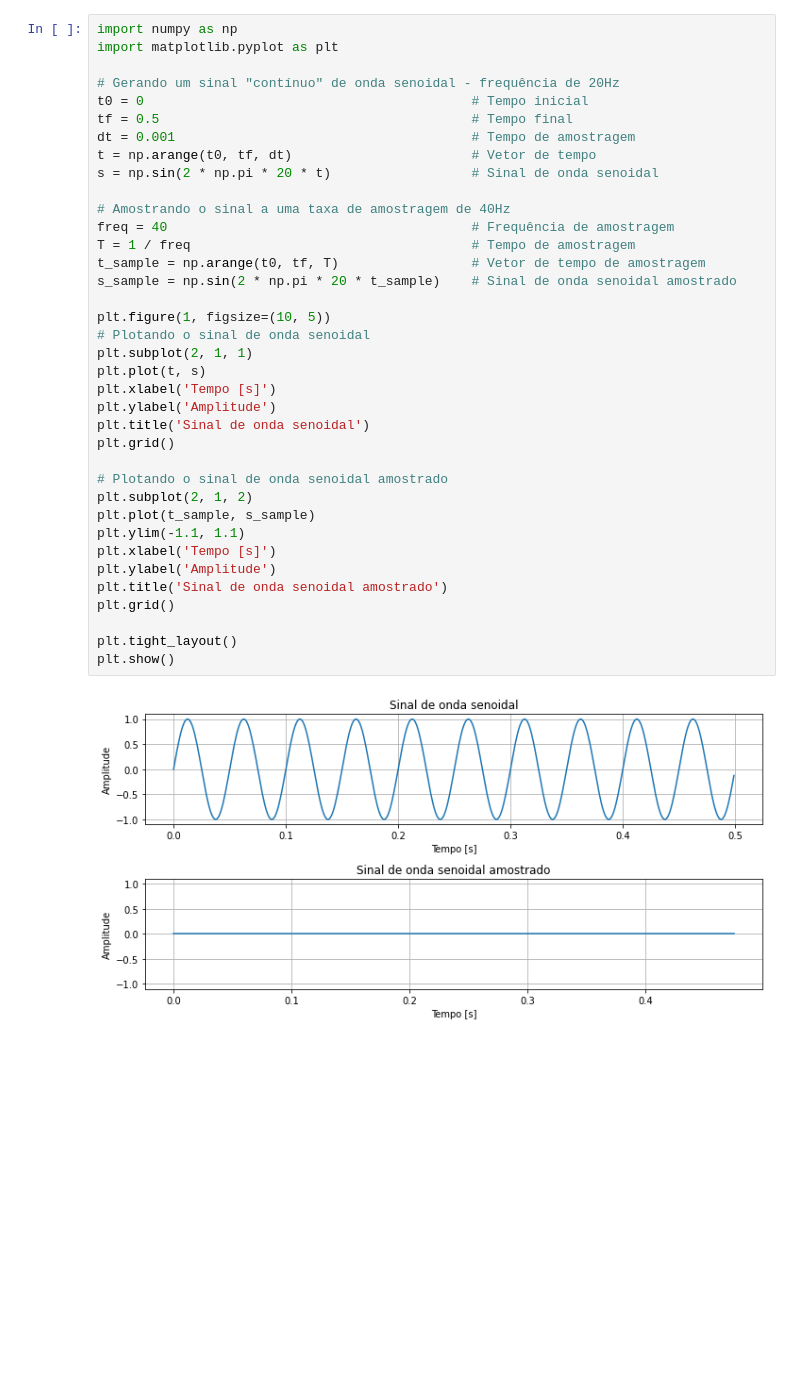
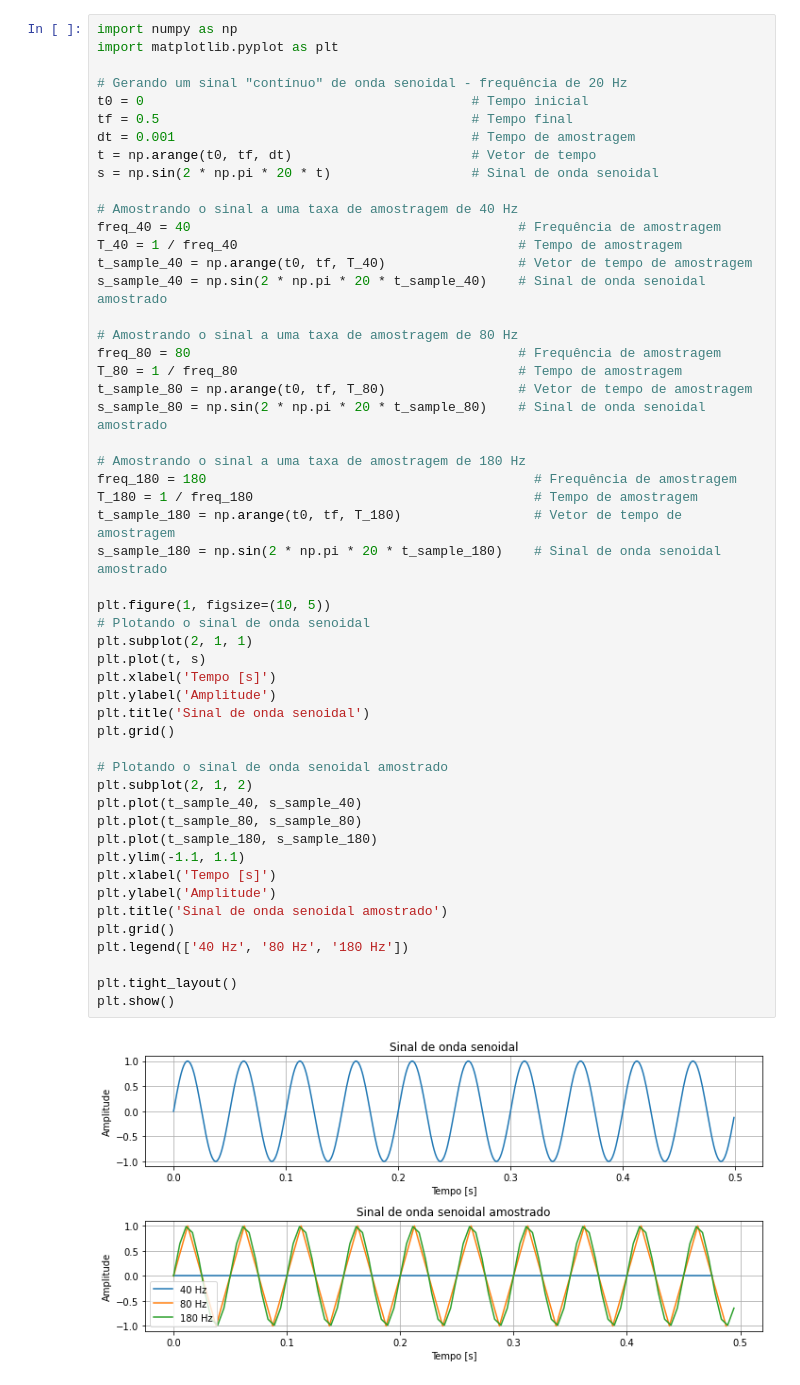
Before and after one commit to leonardoSaaads/ProcessamentoDigitalSinais, a Jupyter notebook: Unidade 2/aliasingsenoidais.ipynb, the cells around one changed output. Drawn from its saved outputs; the diff is of its cells as text; blank space fills up the shorter version.

Commit message:
update Aliasing senoidal

```diff
--- a/Unidade 2/aliasingsenoidais.ipynb
+++ b/Unidade 2/aliasingsenoidais.ipynb
@@ -10,41 +12,56 @@ Segundo Nyquist, a taxa de amostragem mínima para a recuperação deveria ser d
 import numpy as np
 import matplotlib.pyplot as plt
 
-# Gerando um sinal "contínuo" de onda senoidal - frequência de 20Hz
+# Gerando um sinal "contínuo" de onda senoidal - frequência de 20 Hz
 t0 = 0                                          # Tempo inicial
 tf = 0.5                                        # Tempo final
 dt = 0.001                                      # Tempo de amostragem
 t = np.arange(t0, tf, dt)                       # Vetor de tempo
 s = np.sin(2 * np.pi * 20 * t)                  # Sinal de onda senoidal
 
-# Amostrando o sinal a uma taxa de amostragem de 40Hz
-freq = 40                                       # Frequência de amostragem
-T = 1 / freq                                    # Tempo de amostragem
-t_sample = np.arange(t0, tf, T)                 # Vetor de tempo de amostragem
-s_sample = np.sin(2 * np.pi * 20 * t_sample)    # Sinal de onda senoidal amostrado
+# Amostrando o sinal a uma taxa de amostragem de 40 Hz
+freq_40 = 40                                          # Frequência de amostragem
+T_40 = 1 / freq_40                                    # Tempo de amostragem
+t_sample_40 = np.arange(t0, tf, T_40)                 # Vetor de tempo de amostragem
+s_sample_40 = np.sin(2 * np.pi * 20 * t_sample_40)    # Sinal de onda senoidal amostrado
+
+# Amostrando o sinal a uma taxa de amostragem de 80 Hz
+freq_80 = 80                                          # Frequência de amostragem
+T_80 = 1 / freq_80                                    # Tempo de amostragem
+t_sample_80 = np.arange(t0, tf, T_80)                 # Vetor de tempo de amostragem
+s_sample_80 = np.sin(2 * np.pi * 20 * t_sample_80)    # Sinal de onda senoidal amostrado
+
+# Amostrando o sinal a uma taxa de amostragem de 180 Hz
+freq_180 = 180                                          # Frequência de amostragem
+T_180 = 1 / freq_180                                    # Tempo de amostragem
+t_sample_180 = np.arange(t0, tf, T_180)                 # Vetor de tempo de amostragem
+s_sample_180 = np.sin(2 * np.pi * 20 * t_sample_180)    # Sinal de onda senoidal amostrado
 
 plt.figure(1, figsize=(10, 5))
 # Plotando o sinal de onda senoidal
 plt.subplot(2, 1, 1)
 plt.plot(t, s)
 plt.xlabel('Tempo [s]')
 plt.ylabel('Amplitude')
 plt.title('Sinal de onda senoidal')
 plt.grid()
 
 # Plotando o sinal de onda senoidal amostrado
 plt.subplot(2, 1, 2)
-plt.plot(t_sample, s_sample)
+plt.plot(t_sample_40, s_sample_40)
+plt.plot(t_sample_80, s_sample_80)
+plt.plot(t_sample_180, s_sample_180)
 plt.ylim(-1.1, 1.1)
 plt.xlabel('Tempo [s]')
 plt.ylabel('Amplitude')
 plt.title('Sinal de onda senoidal amostrado')
 plt.grid()
+plt.legend(['40 Hz', '80 Hz', '180 Hz'])
 
 plt.tight_layout()
 plt.show()
 # %% [output]
-[figure, old version]
+[figure, new version]
 # %% [markdown]
 Sempre existe alguma perda em um sinal amostrado. Contudo, oteorema de Nyquist-Shannon nos diz que o espectro de um sinal não será afetado pela sua discretização se esta ocorrer com uma frequência de amostragem duas vezes maior que a maior frequência do sinal. Amostragem que não respeita o limite de Nyquist pode distorcer o sinal
 
```
Also changed, not shown: parts of 13 cells of this notebook.
